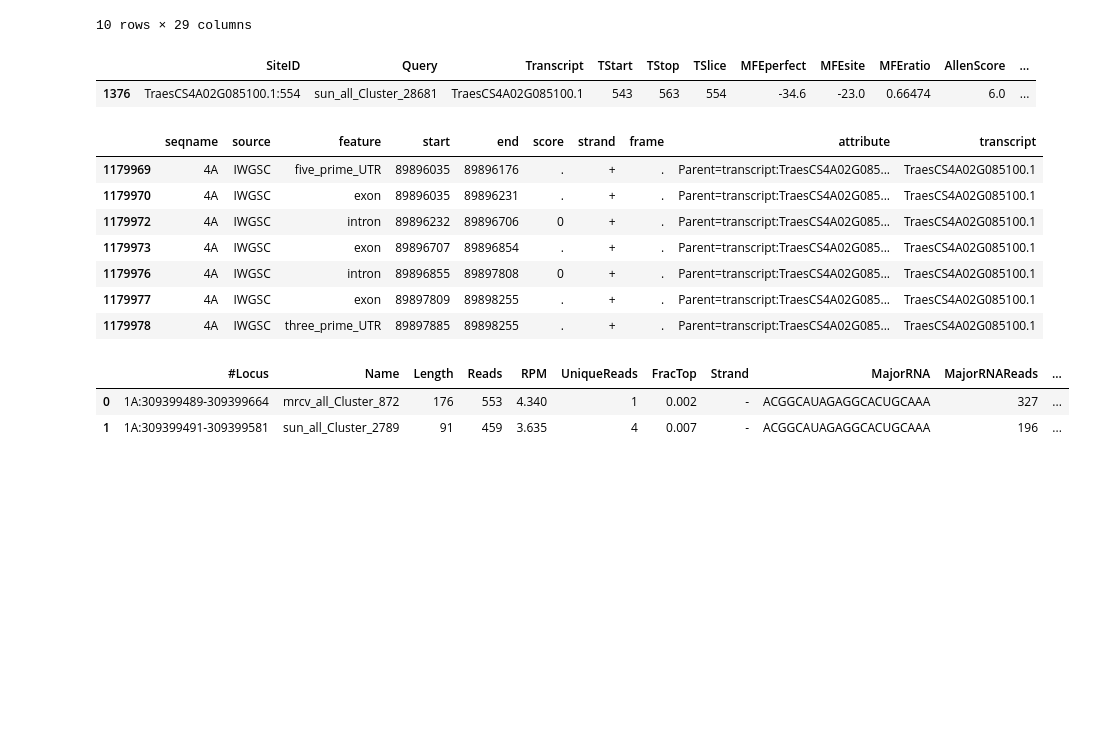
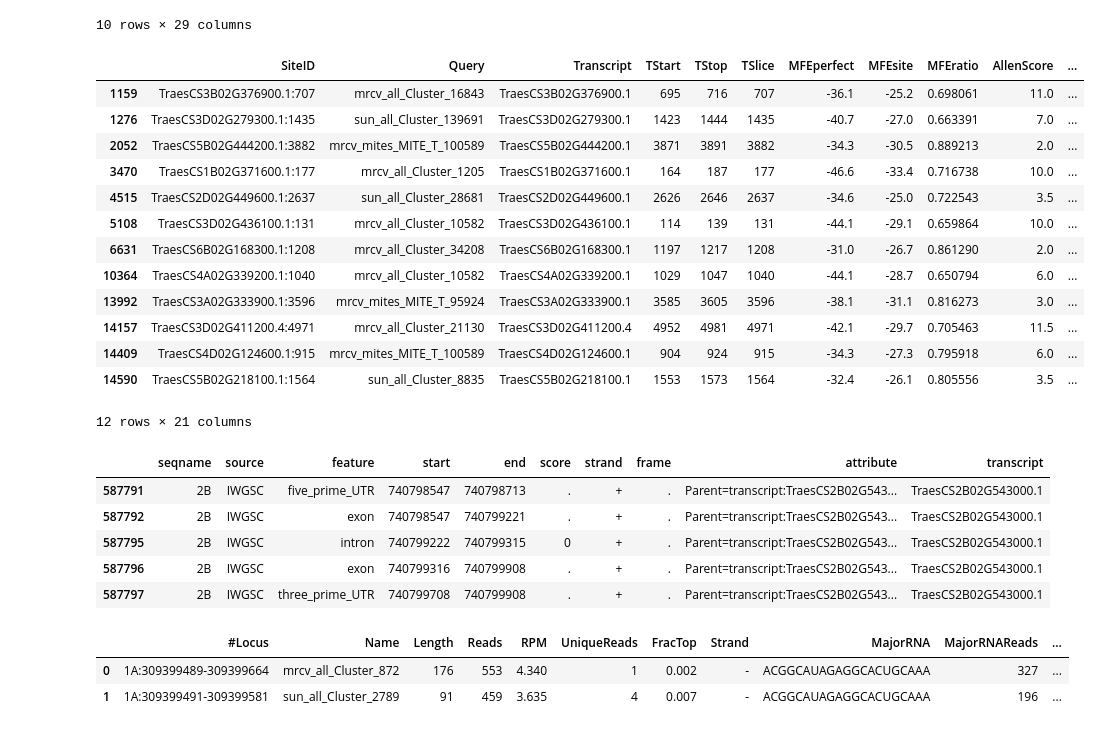
Before and after one commit to juancresc/mirna_mite, a Jupyter notebook: 2_analysis/3_merge_mir_target.ipynb, the cells around one changed output. Saved outputs shown, nothing was run; the diff lists cells and outputs as text; code cells hidden in the pictures; blank space fills up the shorter version.

```diff
--- a/2_analysis/3_merge_mir_target.ipynb
+++ b/2_analysis/3_merge_mir_target.ipynb
@@ -33,6 +33,7 @@ df_deg.head(2)
 # %%
 has_target = 0
 df_mir['has_target'] = 0
+df_deg['has_target'] = 0
 has_same_target = 0
 for k,v in df_mir.iterrows():
     df_target = df_deg[df_deg.Query == v.Name]
@@ -52,6 +53,7 @@ for k,v in df_mir.iterrows():
                         has_same_target += 1
                         print(v2.SiteID, v.Name, inter)
                         df_mir.at[k, 'has_target'] = 2
+                        df_deg.at[k2, 'has_target'] = 2
 # %% [output]
 TraesCS2D02G327200.1:2349 sun_all_Cluster_8835 {'MITE_1157'}
 TraesCS3B02G102200.1:1506 sun_all_Cluster_8835 {'MITE_1157'}
@@ -103,21 +120,31 @@ df_mir[(df_mir.has_target!=0) & (df_mir.MITE.notnull())]
 | 243 | 7B:223173899-223174050 | mrcv_all_Cluster_34329 | 152 | 80 | 0.628 | 2 | 1.000 | + | UGGCAAAUCUAGUUGGUGAGC | 44 | ... |
 10 rows × 29 columns
 # %%
-df_deg[(df_deg.DegradomeCategory == 0) & (df_deg.Query == 'sun_all_Cluster_28681')]
+df_deg[(df_deg.DegradomeCategory == 0) & (df_deg.MITE.notnull()) & (df_deg.annotation == 'exon')]
 # %% [output]
 |  | SiteID | Query | Transcript | TStart | TStop | TSlice | MFEperfect | MFEsite | MFEratio | AllenScore | ... |
-| 1376 | TraesCS4A02G085100.1:554 | sun_all_Cluster_28681 | TraesCS4A02G085100.1 | 543 | 563 | 554 | -34.6 | -23.0 | 0.66474 | 6.0 | ... |
+| 1159 | TraesCS3B02G376900.1:707 | mrcv_all_Cluster_16843 | TraesCS3B02G376900.1 | 695 | 716 | 707 | -36.1 | -25.2 | 0.698061 | 11.0 | ... |
+| 1276 | TraesCS3D02G279300.1:1435 | sun_all_Cluster_139691 | TraesCS3D02G279300.1 | 1423 | 1444 | 1435 | -40.7 | -27.0 | 0.663391 | 7.0 | ... |
+| 2052 | TraesCS5B02G444200.1:3882 | mrcv_mites_MITE_T_100589 | TraesCS5B02G444200.1 | 3871 | 3891 | 3882 | -34.3 | -30.5 | 0.889213 | 2.0 | ... |
+| 3470 | TraesCS1B02G371600.1:177 | mrcv_all_Cluster_1205 | TraesCS1B02G371600.1 | 164 | 187 | 177 | -46.6 | -33.4 | 0.716738 | 10.0 | ... |
+| 4515 | TraesCS2D02G449600.1:2637 | sun_all_Cluster_28681 | TraesCS2D02G449600.1 | 2626 | 2646 | 2637 | -34.6 | -25.0 | 0.722543 | 3.5 | ... |
+| 5108 | TraesCS3D02G436100.1:131 | mrcv_all_Cluster_10582 | TraesCS3D02G436100.1 | 114 | 139 | 131 | -44.1 | -29.1 | 0.659864 | 10.0 | ... |
+| 6631 | TraesCS6B02G168300.1:1208 | mrcv_all_Cluster_34208 | TraesCS6B02G168300.1 | 1197 | 1217 | 1208 | -31.0 | -26.7 | 0.861290 | 2.0 | ... |
+| 10364 | TraesCS4A02G339200.1:1040 | mrcv_all_Cluster_10582 | TraesCS4A02G339200.1 | 1029 | 1047 | 1040 | -44.1 | -28.7 | 0.650794 | 6.0 | ... |
+| 13992 | TraesCS3A02G333900.1:3596 | mrcv_mites_MITE_T_95924 | TraesCS3A02G333900.1 | 3585 | 3605 | 3596 | -38.1 | -31.1 | 0.816273 | 3.0 | ... |
+| 14157 | TraesCS3D02G411200.4:4971 | mrcv_all_Cluster_21130 | TraesCS3D02G411200.4 | 4952 | 4981 | 4971 | -42.1 | -29.7 | 0.705463 | 11.5 | ... |
+| 14409 | TraesCS4D02G124600.1:915 | mrcv_mites_MITE_T_100589 | TraesCS4D02G124600.1 | 904 | 924 | 915 | -34.3 | -27.3 | 0.795918 | 6.0 | ... |
+| 14590 | TraesCS5B02G218100.1:1564 | sun_all_Cluster_8835 | TraesCS5B02G218100.1 | 1553 | 1573 | 1564 | -32.4 | -26.1 | 0.805556 | 3.5 | ... |
+12 rows × 21 columns
 # %%
-df_ann[df_ann.transcript=='TraesCS4A02G085100.1']
+df_ann[df_ann.transcript=='TraesCS2B02G543000.1']
 # %% [output]
 |  | seqname | source | feature | start | end | score | strand | frame | attribute | transcript |
-| 1179969 | 4A | IWGSC | five_prime_UTR | 89896035 | 89896176 | . | + | . | Parent=transcript:TraesCS4A02G085... | TraesCS4A02G085100.1 |
-| 1179970 | 4A | IWGSC | exon | 89896035 | 89896231 | . | + | . | Parent=transcript:TraesCS4A02G085... | TraesCS4A02G085100.1 |
-| 1179972 | 4A | IWGSC | intron | 89896232 | 89896706 | 0 | + | . | Parent=transcript:TraesCS4A02G085... | TraesCS4A02G085100.1 |
-| 1179973 | 4A | IWGSC | exon | 89896707 | 89896854 | . | + | . | Parent=transcript:TraesCS4A02G085... | TraesCS4A02G085100.1 |
-| 1179976 | 4A | IWGSC | intron | 89896855 | 89897808 | 0 | + | . | Parent=transcript:TraesCS4A02G085... | TraesCS4A02G085100.1 |
-| 1179977 | 4A | IWGSC | exon | 89897809 | 89898255 | . | + | . | Parent=transcript:TraesCS4A02G085... | TraesCS4A02G085100.1 |
-| 1179978 | 4A | IWGSC | three_prime_UTR | 89897885 | 89898255 | . | + | . | Parent=transcript:TraesCS4A02G085... | TraesCS4A02G085100.1 |
+| 587791 | 2B | IWGSC | five_prime_UTR | 740798547 | 740798713 | . | + | . | Parent=transcript:TraesCS2B02G543... | TraesCS2B02G543000.1 |
+| 587792 | 2B | IWGSC | exon | 740798547 | 740799221 | . | + | . | Parent=transcript:TraesCS2B02G543... | TraesCS2B02G543000.1 |
+| 587795 | 2B | IWGSC | intron | 740799222 | 740799315 | 0 | + | . | Parent=transcript:TraesCS2B02G543... | TraesCS2B02G543000.1 |
+| 587796 | 2B | IWGSC | exon | 740799316 | 740799908 | . | + | . | Parent=transcript:TraesCS2B02G543... | TraesCS2B02G543000.1 |
+| 587797 | 2B | IWGSC | three_prime_UTR | 740799708 | 740799908 | . | + | . | Parent=transcript:TraesCS2B02G543... | TraesCS2B02G543000.1 |
 # %%
 df_mir.head(2)
 # %% [output]
```
Also changed, not shown: parts of 19 cells of this notebook, 3 other files.
